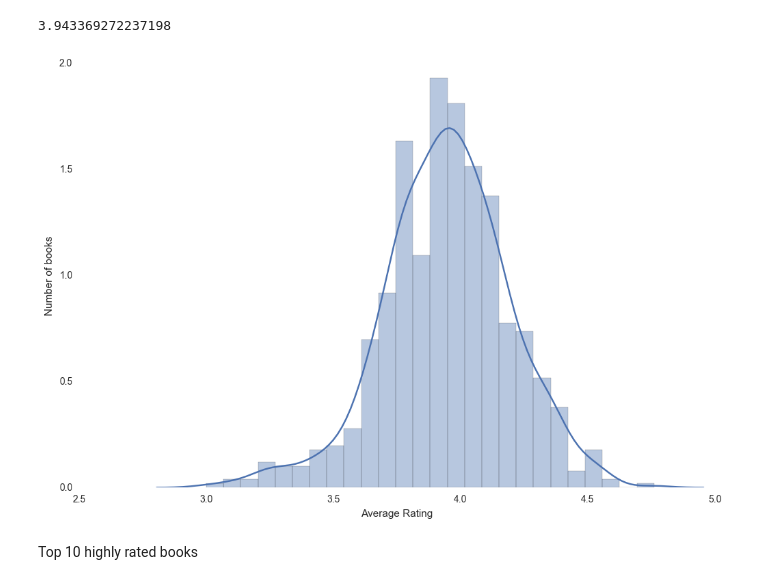
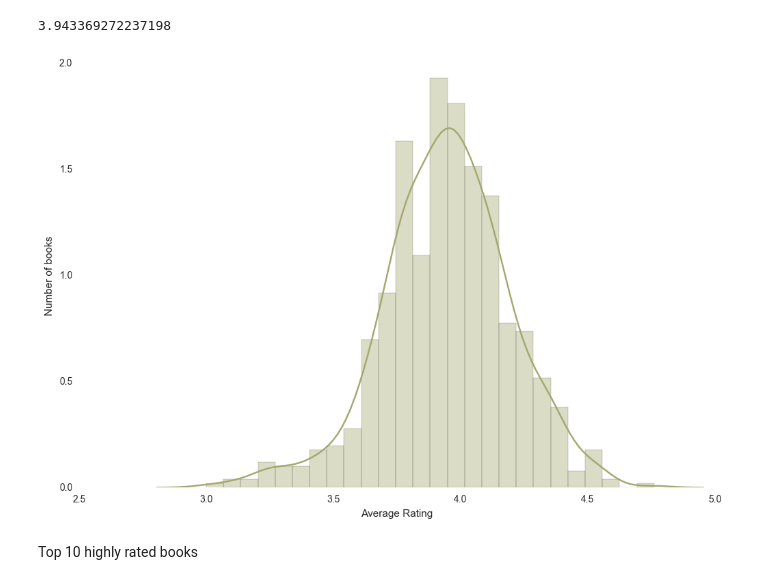
Before and after one commit to emw1687/benson, a Jupyter notebook: luther/notebooks/05_nyt_eda.ipynb, the cells around one changed output. Drawn from its saved outputs; the diff is of its cells as text; code cells hidden in the pictures.

```diff
--- a/luther/notebooks/05_nyt_eda.ipynb
+++ b/luther/notebooks/05_nyt_eda.ipynb
@@ -266,10 +292,10 @@ books['b_avg_rating'].mean()
 # %%
 fig, ax = plt.subplots(figsize=(12,8))
 ax.set_frame_on(False)
-fig12 = sns.distplot(books['b_avg_rating'], kde=True);
+fig12 = sns.distplot(books['b_avg_rating'], kde=True, color='#a4a86f');
 fig12.set(xlabel='Average Rating', ylabel='Number of books');
 # %% [output]
-[figure, old version]
+[figure, new version]
 # %% [markdown]
 Top 10 highly rated books
 # %%
```
Also changed, not shown: parts of 18 cells of this notebook, 4 other files.
